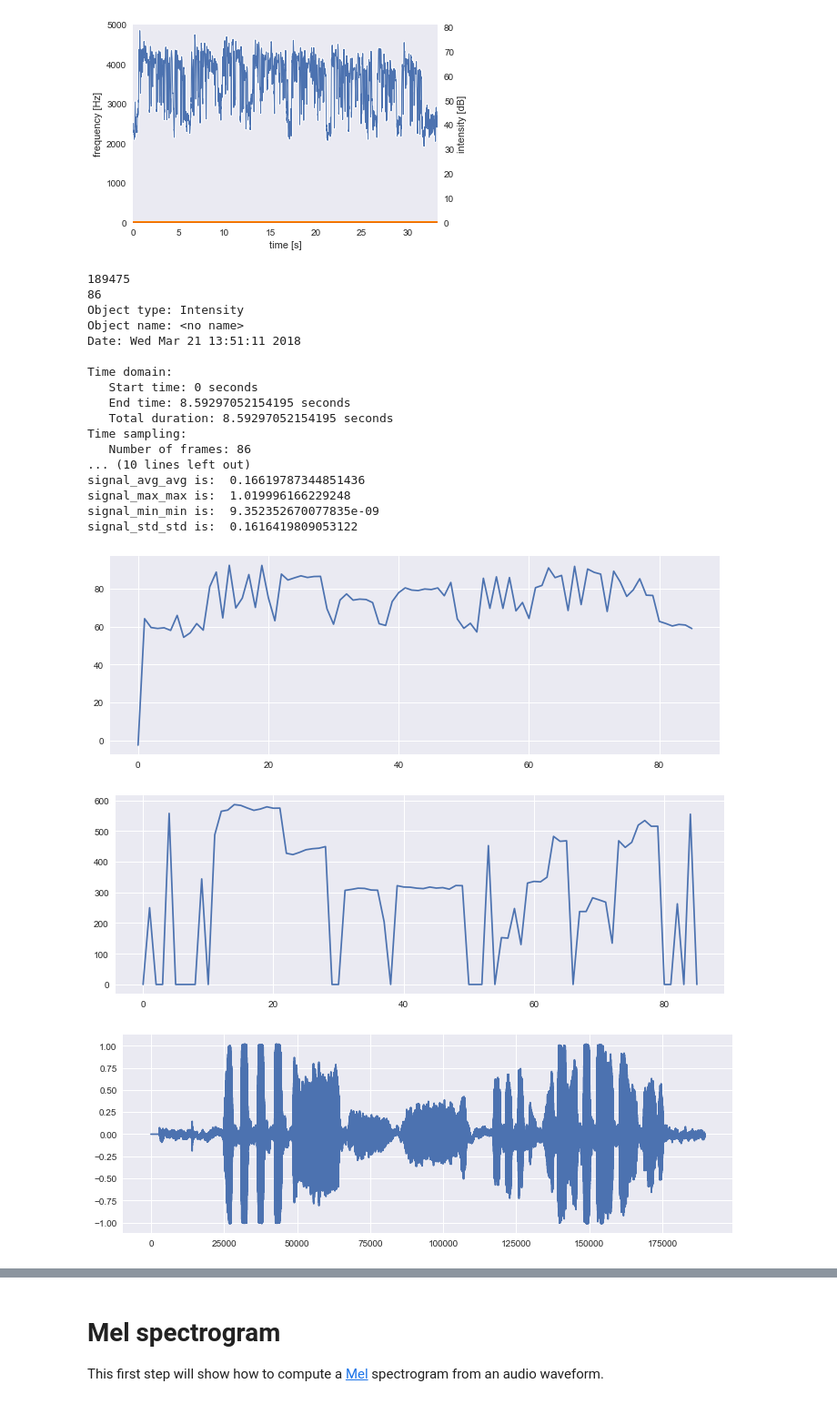
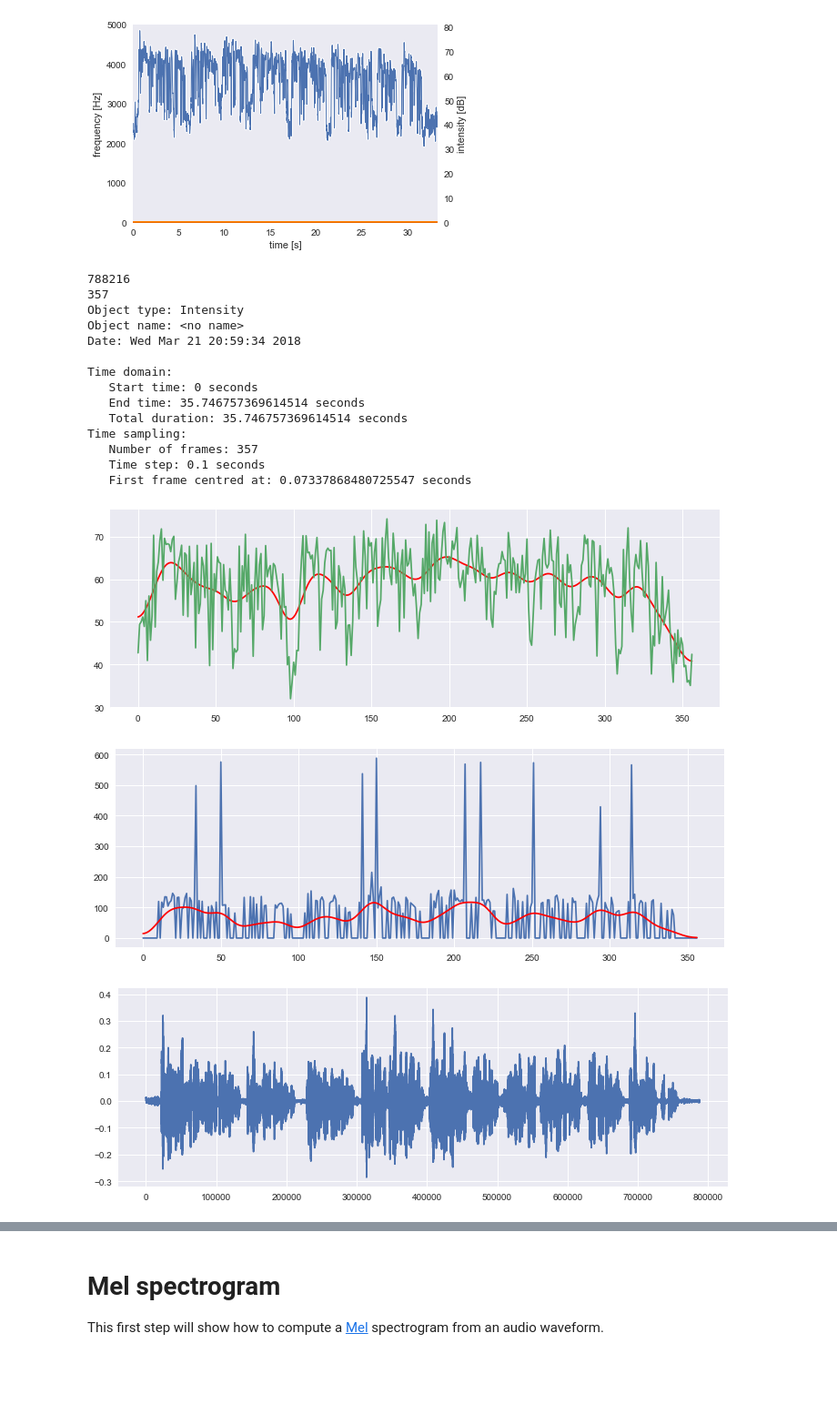
Before and after one commit to Bitfroest/presentation-analysis, a Jupyter notebook: analysis.ipynb, the cells around one changed output, grey strips where cells are left out. Shown at 91% size. Cells and saved outputs as stored; diff of their text form; code cells hidden in the pictures; blank space fills up the shorter version.

```diff
--- a/analysis.ipynb
+++ b/analysis.ipynb
@@ -87,12 +87,15 @@ plt.show() # or plt.savefig("spectrogram.pdf")
 16651
 [figure]
 # %%
-audio_path = './audio/whistle.wav'
+audio_path = './audio/jan_text_1.wav'
 
-y, sr = librosa.load(audio_path, dtype=np.float32)
+y, sampling_rate = librosa.load(audio_path, dtype=np.float32)
 print(len(y))
 
+segmentation_time = 0.1
+
 # Time of the Signal
+sr = int(sampling_rate * segmentation_time)
 NoWindows = int(np.ceil(y.size/sr))
 signal_avg = np.zeros(NoWindows)
 signal_max = np.zeros(NoWindows)
@@ -125,56 +128,56 @@ print(intensity)
 
 # Make a new figure
 plt.figure(figsize=(12,4))
 
 # show waveform
-plt.plot(intensity.values[0])
+from scipy.ndimage.filters import gaussian_filter
+
+plt.plot(gaussian_filter(intensity.values[0], sigma=7) , 'r')
+plt.plot(intensity.values[0] , 'C1')
 
 # Make a new figure
 plt.figure(figsize=(12,4))
 
 # show waveform
 plt.plot(pitch.selected_array['frequency'])
-
+plt.plot(gaussian_filter(pitch.selected_array['frequency'], sigma=7), 'r')
 # Make a new figure
 plt.figure(figsize=(12,4))
 
 # show waveform
 plt.plot(y)
 
-print("signal_avg is: ", signal_avg)
-print("signal_max is: ", signal_max)
-print("signal_min is: ", signal_min)
+#print("signal_avg is: ", signal_avg)
+#print("signal_max is: ", signal_max)
+#print("signal_min is: ", signal_min)
 
 signal_avg_avg = sum(abs(signal_avg)/signal_avg.size)
 signal_max_max = max(abs(signal_max))
 signal_min_min = min(abs(signal_min))
 signal_std_std = stat.stdev(signal_std)
 
-print("signal_avg_avg is: ", signal_avg_avg)
-print("signal_max_max is: ", signal_max_max)
-print("signal_min_min is: ", signal_min_min)
-print("signal_std_std is: ", signal_std_std)
+#print("signal_avg_avg is: ", signal_avg_avg)
+#print("signal_max_max is: ", signal_max_max)
+#print("signal_min_min is: ", signal_min_min)
+#print("signal_std_std is: ", signal_std_std)
 # %% [output]
-189475
-86
+788216
+357
 Object type: Intensity
 Object name: <no name>
-Date: Wed Mar 21 13:51:11 2018
+Date: Wed Mar 21 20:59:34 2018
 
 Time domain:
    Start time: 0 seconds
-   End time: 8.59297052154195 seconds
-   Total duration: 8.59297052154195 seconds
+   End time: 35.746757369614514 seconds
+   Total duration: 35.746757369614514 seconds
 Time sampling:
-   Number of frames: 86
-... (10 lines left out)
-signal_avg_avg is:  0.16619787344851436
-signal_max_max is:  1.019996166229248
-signal_min_min is:  9.352352670077835e-09
-signal_std_std is:  0.1616419809053122
+   Number of frames: 357
+   Time step: 0.1 seconds
+   First frame centred at: 0.07337868480725547 seconds
-[figure, old version]
+[figure, new version]
-[figure, old version]
+[figure, new version]
-[figure, old version]
+[figure, new version]
 # %%
 #feature scaling
 features = np.zeros(len(signal_avg))
```
Also changed, not shown: parts of 2 cells of this notebook, 1 other file.
